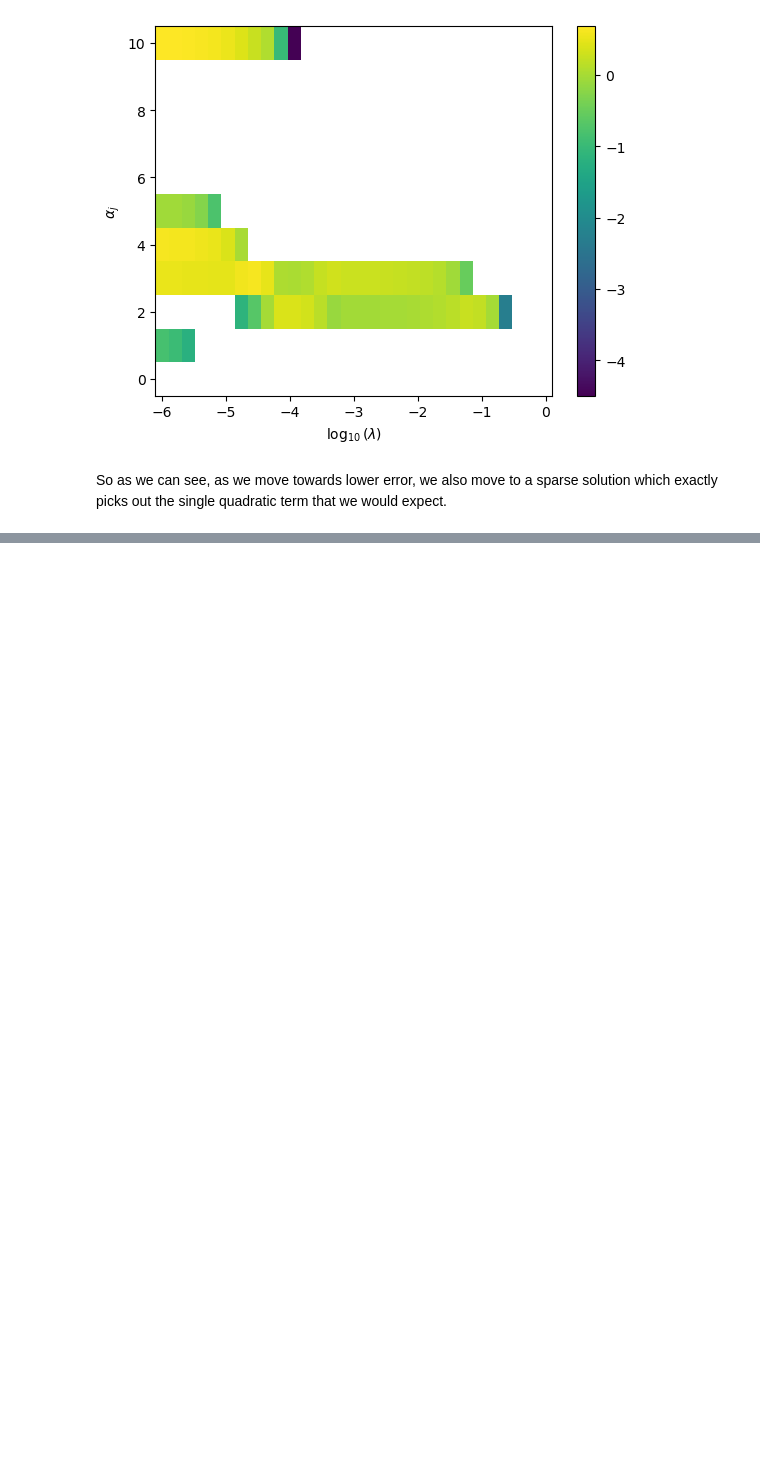
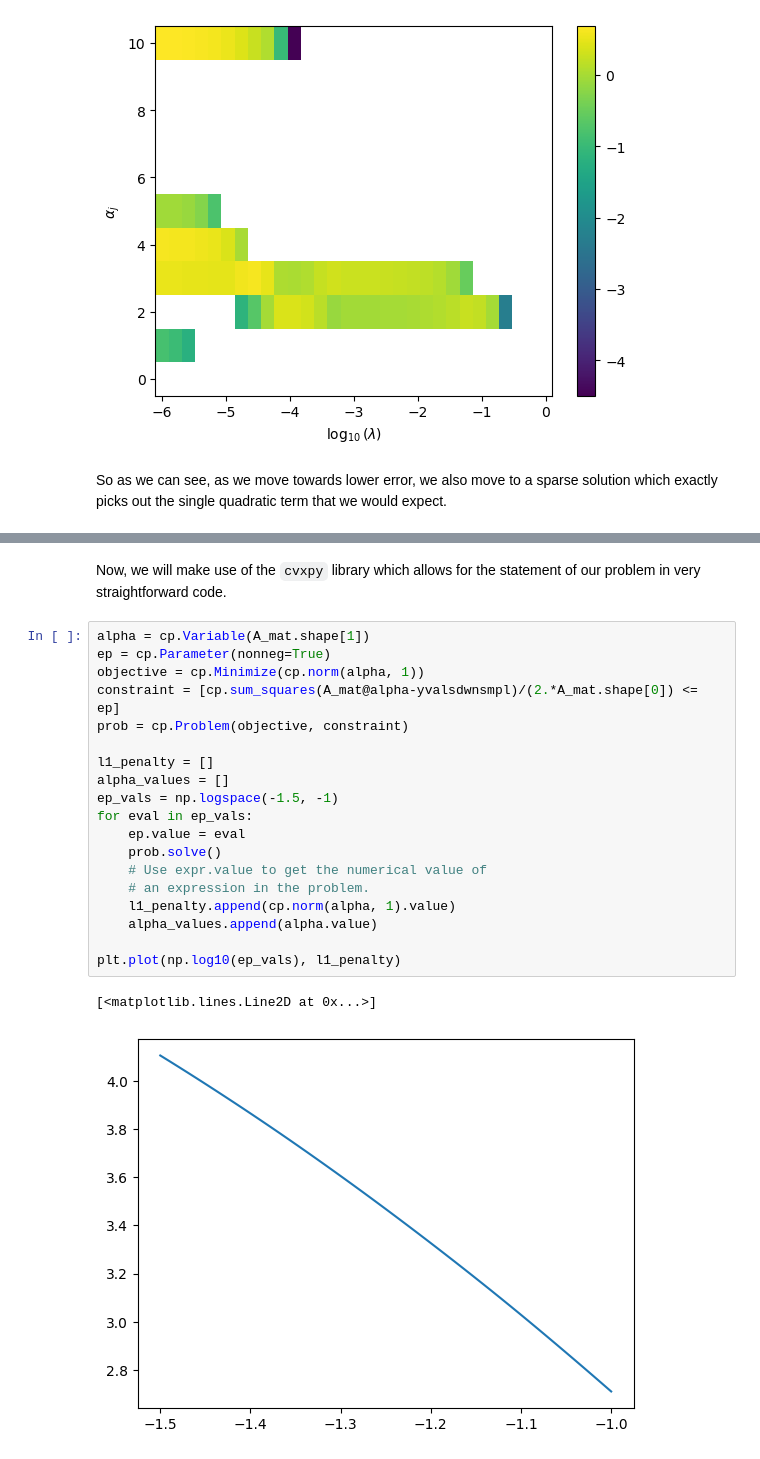
Before and after one commit to cwcurtis/MATH-596-Mathematical-Data-Science, a Jupyter notebook: Lecture_Notes/LASSO_Cross_Validation_Tests.ipynb, the cells around one changed output, grey strips where cells are left out. Cells and saved outputs as stored; diff of their text form; blank space fills up the shorter version.

```diff
--- a/Lecture_Notes/LASSO_Cross_Validation_Tests.ipynb
+++ b/Lecture_Notes/LASSO_Cross_Validation_Tests.ipynb
@@ -174,0 +227,24 @@ but ultimately we need a new software tool by way of the `cvxpy` library.
+# %% [markdown]
+Now, we will make use of the `cvxpy` library which allows for the statement of our problem in very straightforward code.
+# %%
+alpha = cp.Variable(A_mat.shape[1])
+ep = cp.Parameter(nonneg=True)
+objective = cp.Minimize(cp.norm(alpha, 1))
+constraint = [cp.sum_squares(A_mat@alpha-yvalsdwnsmpl)/(2.*A_mat.shape[0]) <= ep]
+prob = cp.Problem(objective, constraint)
+
+l1_penalty = []
+alpha_values = []
+ep_vals = np.logspace(-1.5, -1)
+for eval in ep_vals:
+    ep.value = eval
+    prob.solve()
+    # Use expr.value to get the numerical value of
+    # an expression in the problem.
+    l1_penalty.append(cp.norm(alpha, 1).value)
+    alpha_values.append(alpha.value)
+
+plt.plot(np.log10(ep_vals), l1_penalty)
+# %% [output]
+[<matplotlib.lines.Line2D at 0x...>]
+[figure, added]
```
Also changed, not shown: parts of 11 cells of this notebook, 1 other file.
